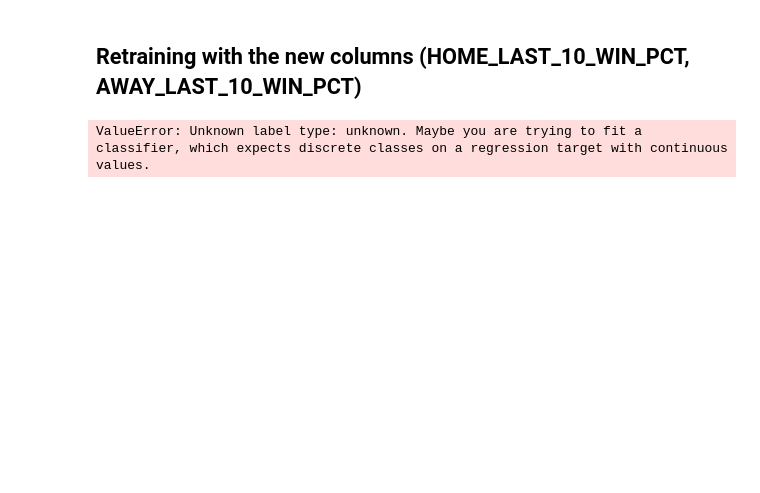
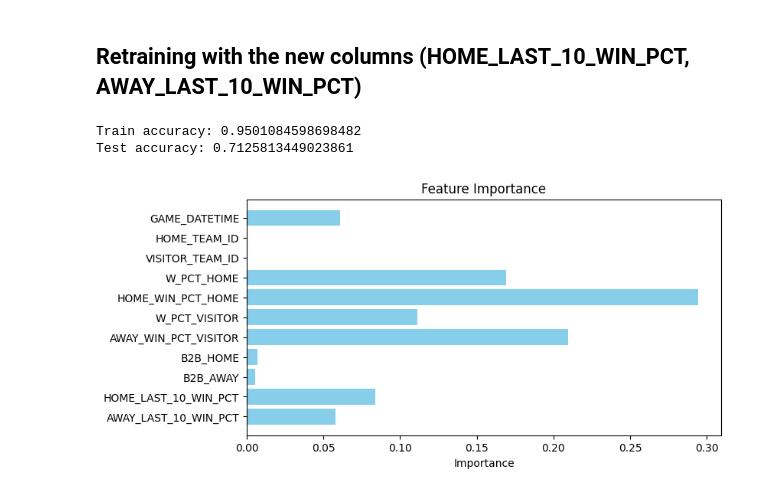
Before and after one commit to dgliwa/nba-pickem, a Jupyter notebook: notebooks/predict_wins.ipynb, the cells around one changed output. Drawn from its saved outputs; the diff is of its cells as text; code cells hidden in the pictures; blank space fills up the shorter version.

```diff
--- a/notebooks/predict_wins.ipynb
+++ b/notebooks/predict_wins.ipynb
@@ -676,3 +708,0 @@ game_data[(game_data["HOME_TEAM_WINS"] != 1) & (game_data["HOME_TEAM_WINS"] != 0
-# %%
-prepared_games = prepare_games(games)
-prepared_games.head()
@@ -711,8 +717,8 @@ feat_cols = [
     "HOME_WIN_PCT_HOME",
     "W_PCT_VISITOR",
     "AWAY_WIN_PCT_VISITOR",
-    "HOME_B2B",
-    "AWAY_B2B",
+    "B2B_HOME",
+    "B2B_AWAY",
     "HOME_LAST_10_WIN_PCT",
     "AWAY_LAST_10_WIN_PCT"
 ]
@@ -720,22 +726,26 @@ target = 'HOME_TEAM_WINS'
 # %%
 def calculate_season(s):
     season = prepared_games.loc[(prepared_games['SEASON'] == s)].sort_values(by="GAME_DATETIME")
-    train_1, test = np.array_split(season, 2)
+    train_1, test_1, test_2 = np.array_split(season, 3)
     train = pd.concat([train_1])
     X_train, y_train = train[feat_cols], train[target]
 
+    test = pd.concat([test_1, test_2])
     X_test, y_test = test[feat_cols], test[target]
-    clf = RandomForestClassifier(random_state=42, n_jobs=2, n_estimators=100, max_depth=7, bootstrap=True)
+    clf = RandomForestClassifier(random_state=42, n_jobs=2, n_estimators=1000, max_depth=7, bootstrap=True)
     clf.fit(X_train, y_train)
     print('Train accuracy:',clf.score(X_train, y_train))
     print('Test accuracy:', clf.score(X_test, y_test))
     importances = clf.feature_importances_
     plt.figure(figsize=(8, 4))
     plt.barh(feat_cols, importances, color='skyblue')
-    plt.xlabel('Gini Importance')
-    plt.title('Feature Importance - Gini Importance')
+    plt.xlabel('Importance')
+    plt.title('Feature Importance')
     plt.gca().invert_yaxis()  # Invert y-axis for better visualization
     plt.show()
 # %%
+calculate_season(2023)
 # %% [output]
-ValueError: Unknown label type: unknown. Maybe you are trying to fit a classifier, which expects discrete classes on a regression target with continuous values.
+Train accuracy: 0.9501084598698482
+Test accuracy: 0.7125813449023861
+[figure, added]
```
Also changed, not shown: parts of 12 cells of this notebook.
